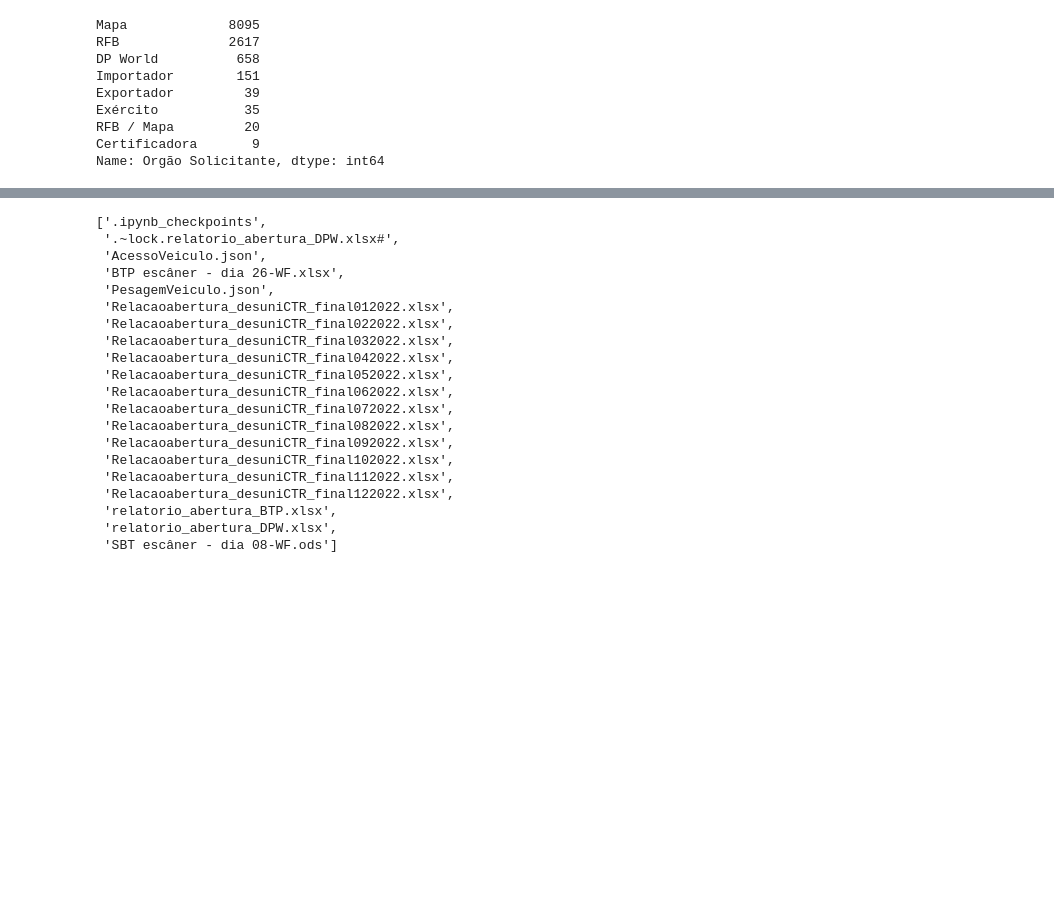
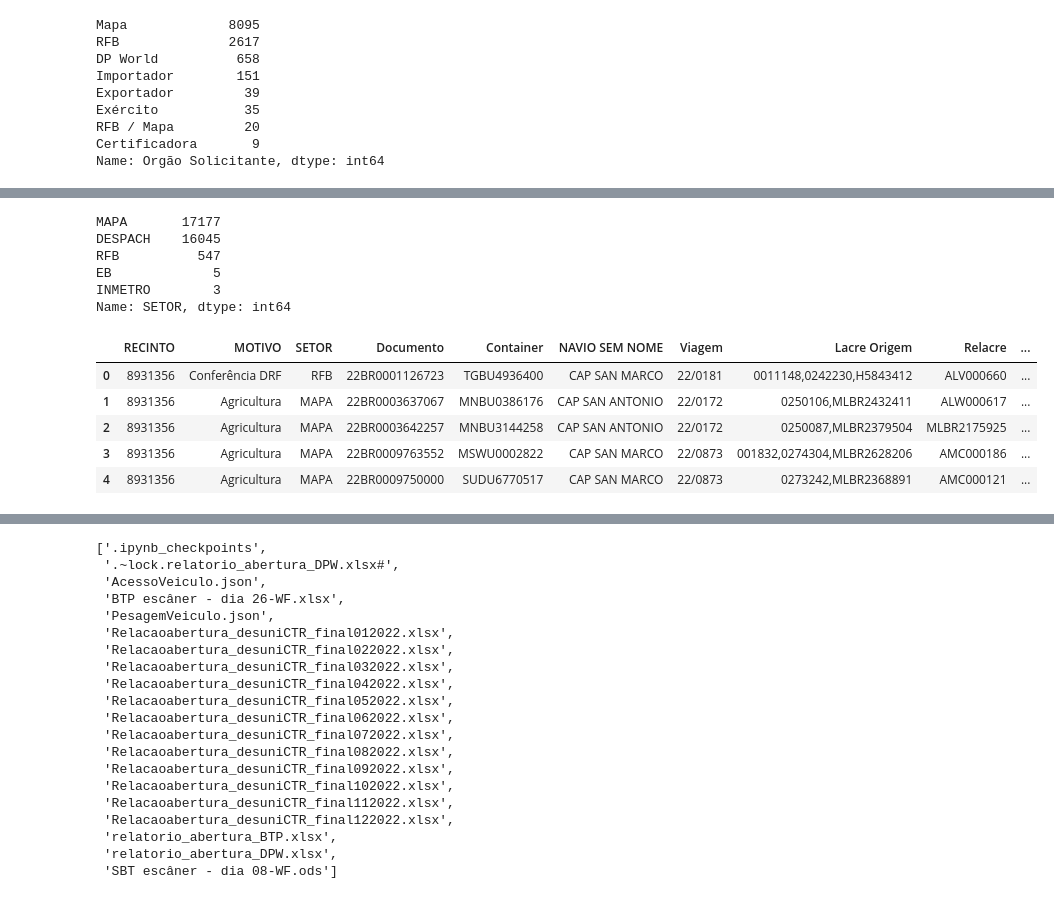
Before and after one commit to IvanBrasilico/bhadrasana2, a Jupyter notebook: notebooks/Relatório de aberturas.ipynb, the cells around one changed output, grey strips where cells are left out. Saved outputs shown, nothing was run; the diff lists cells and outputs as text; code cells hidden in the pictures; blank space fills up the shorter version.

```diff
--- a/notebooks/Relatório de aberturas.ipynb
+++ b/notebooks/Relatório de aberturas.ipynb
@@ -100,0 +133,20 @@ Name: Orgão Solicitante, dtype: int64
+# %%
+dfi.SETOR.value_counts()
+# %% [output]
+MAPA       17177
+DESPACH    16045
+RFB          547
+EB             5
+INMETRO        3
+Name: SETOR, dtype: int64
+# %%
+dfe = pd.read_excel('data/relatorio_abertura_SBT_expo.xls')
+# %%
+dfe.head()
+# %% [output]
+|  | RECINTO | MOTIVO | SETOR | Documento | Container | NAVIO SEM NOME | Viagem | Lacre Origem | Relacre | ... |
+| 0 | 8931356 | Conferência DRF | RFB | 22BR0001126723 | TGBU4936400 | CAP SAN MARCO | 22/0181 | 0011148,0242230,H5843412 | ALV000660 | ... |
+| 1 | 8931356 | Agricultura | MAPA | 22BR0003637067 | MNBU0386176 | CAP SAN ANTONIO | 22/0172 | 0250106,MLBR2432411 | ALW000617 | ... |
+| 2 | 8931356 | Agricultura | MAPA | 22BR0003642257 | MNBU3144258 | CAP SAN ANTONIO | 22/0172 | 0250087,MLBR2379504 | MLBR2175925 | ... |
+| 3 | 8931356 | Agricultura | MAPA | 22BR0009763552 | MSWU0002822 | CAP SAN MARCO | 22/0873 | 001832,0274304,MLBR2628206 | AMC000186 | ... |
+| 4 | 8931356 | Agricultura | MAPA | 22BR0009750000 | SUDU6770517 | CAP SAN MARCO | 22/0873 | 0273242,MLBR2368891 | AMC000121 | ... |
```
Also changed, not shown: parts of 8 cells of this notebook, 1 other file.
